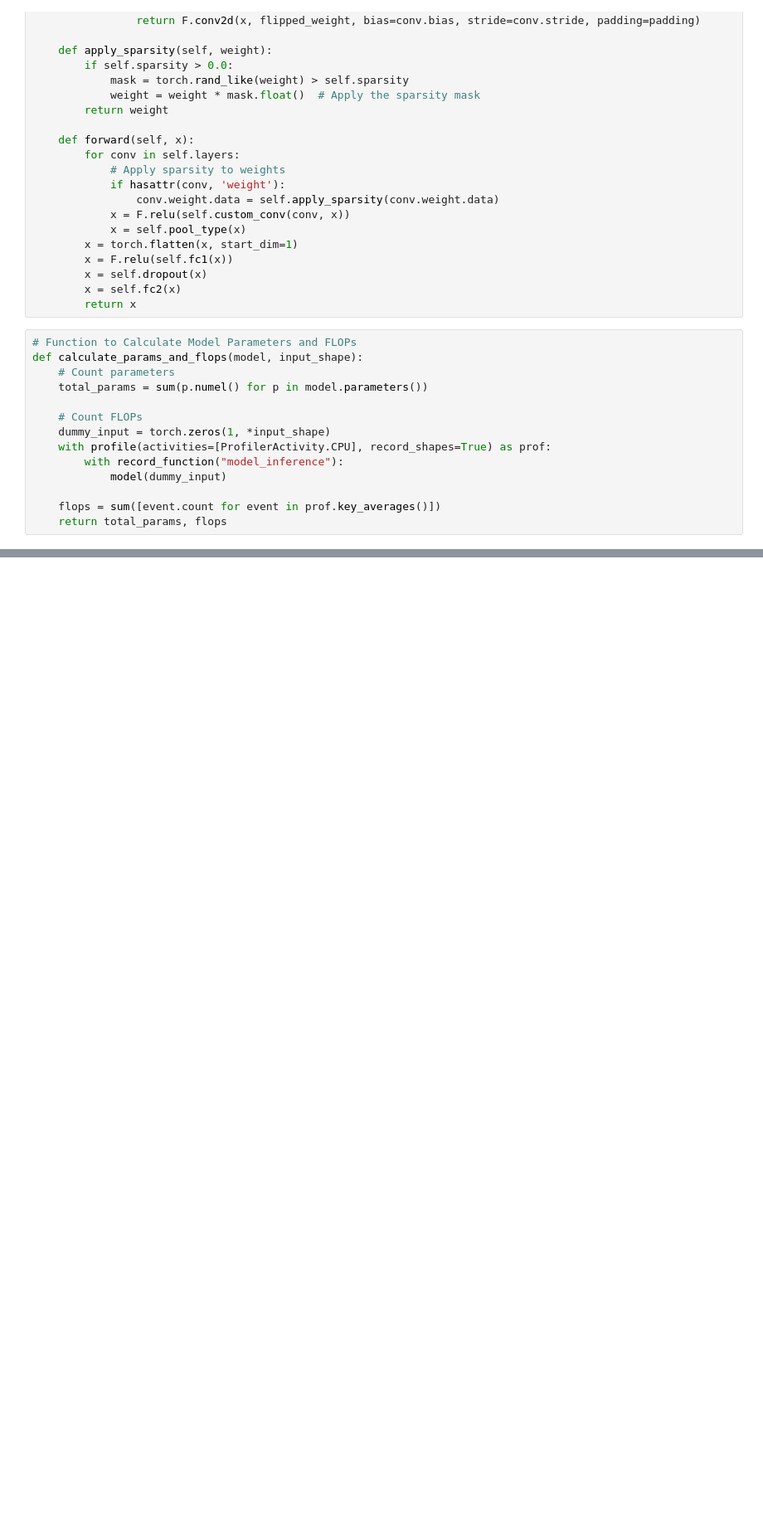
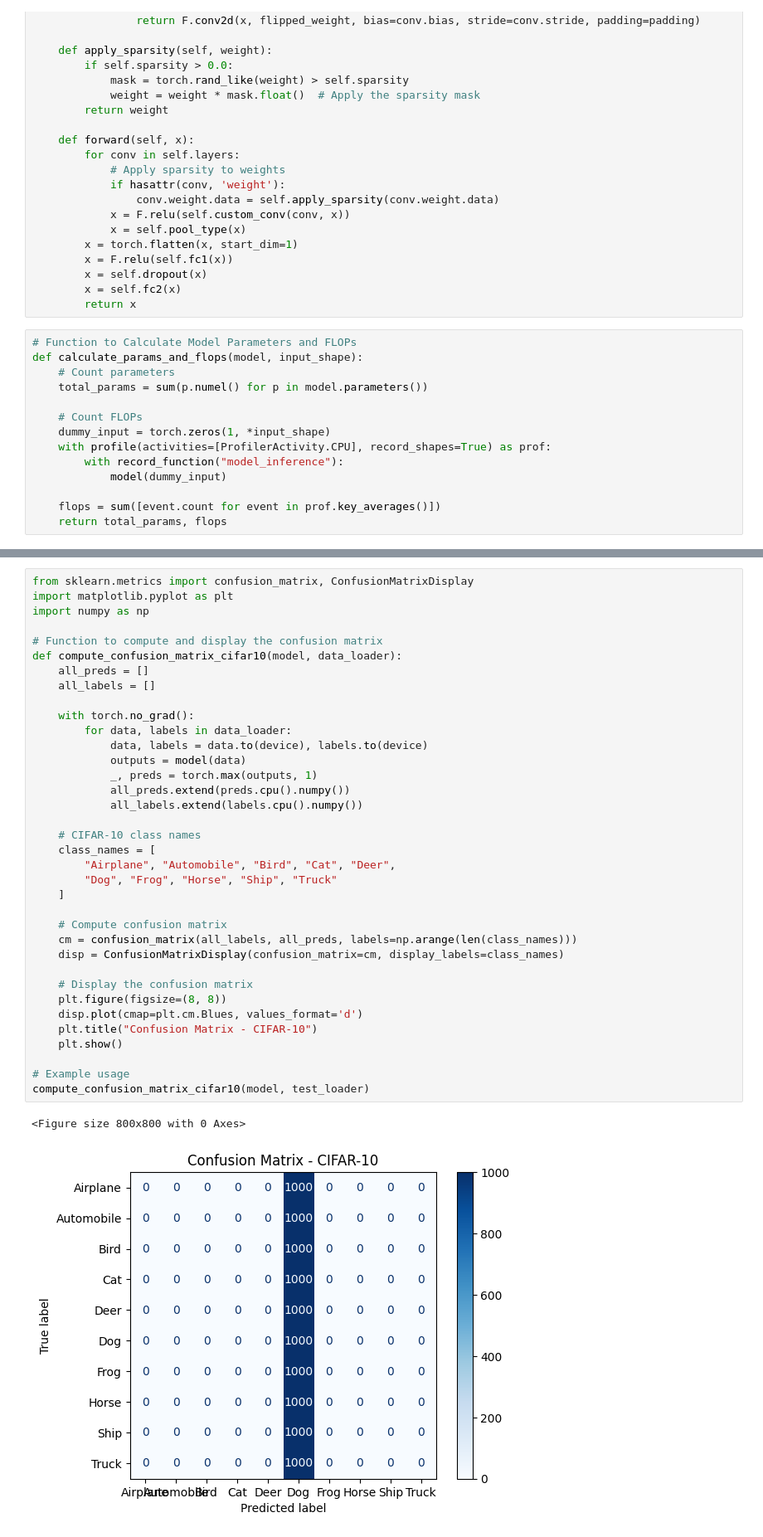
Before and after one commit to sAlirezayaghoubi/CNN-Implemention, a Jupyter notebook: CNN.ipynb, the cells around one changed output, grey strips where cells are left out. Shown: that part at 83% size. Saved outputs shown, nothing was run; the diff lists cells and outputs as text; blank space fills up the shorter version.

```diff
--- a/CNN.ipynb
+++ b/CNN.ipynb
@@ -368,0 +442,39 @@ def generate_gradcam(model, input_image, target_class=None):
+# %%
+from sklearn.metrics import confusion_matrix, ConfusionMatrixDisplay
+import matplotlib.pyplot as plt
+import numpy as np
+
+# Function to compute and display the confusion matrix
+def compute_confusion_matrix_cifar10(model, data_loader):
+    all_preds = []
+    all_labels = []
+
+    with torch.no_grad():
+        for data, labels in data_loader:
+            data, labels = data.to(device), labels.to(device)
+            outputs = model(data)
+            _, preds = torch.max(outputs, 1)
+            all_preds.extend(preds.cpu().numpy())
+            all_labels.extend(labels.cpu().numpy())
+
+    # CIFAR-10 class names
+    class_names = [
+        "Airplane", "Automobile", "Bird", "Cat", "Deer",
+        "Dog", "Frog", "Horse", "Ship", "Truck"
+    ]
+
+    # Compute confusion matrix
+    cm = confusion_matrix(all_labels, all_preds, labels=np.arange(len(class_names)))
+    disp = ConfusionMatrixDisplay(confusion_matrix=cm, display_labels=class_names)
+
+    # Display the confusion matrix
+    plt.figure(figsize=(8, 8))
+    disp.plot(cmap=plt.cm.Blues, values_format='d')
+    plt.title("Confusion Matrix - CIFAR-10")
+    plt.show()
+
+# Example usage
+compute_confusion_matrix_cifar10(model, test_loader)
+# %% [output]
+<Figure size 800x800 with 0 Axes>
+[figure, added]
```
Also changed, not shown: parts of 16 cells of this notebook.
